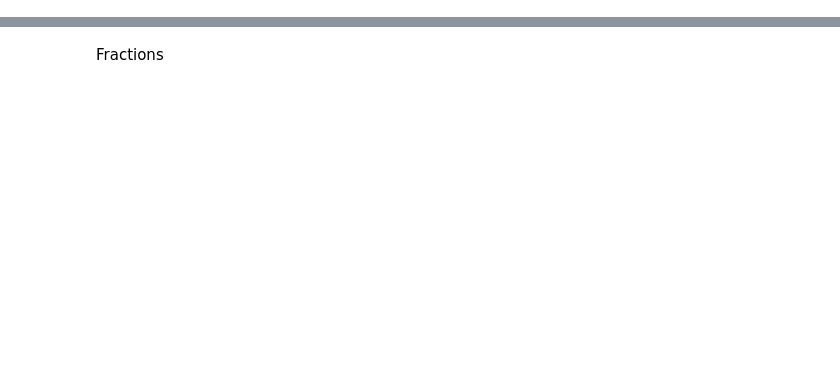
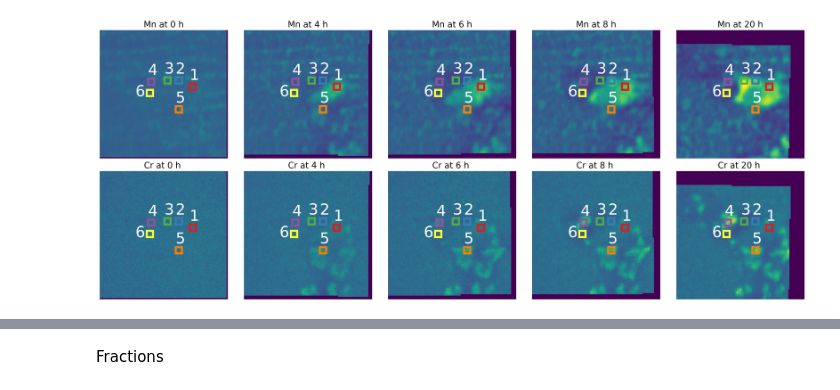
Before and after one commit to isalaz/chalmers_al_am, a Jupyter notebook: notebooks/roi2_temporal_investigations.ipynb, the cells around one changed output, grey strips where cells are left out. Drawn from its saved outputs; the diff is of its cells as text; code cells hidden in the pictures; blank space fills up the shorter version.

Commit message:
Added notebook to produce figures

```diff
--- a/notebooks/roi2_temporal_investigations.ipynb
+++ b/notebooks/roi2_temporal_investigations.ipynb
@@ -50,0 +37,5 @@ for element in images:
+# %%
+images, hours = load_stacks('P06', '08_alloy_C_lamella_A_roco', 'jmesh ROI2')
+
+
+hours = np.arange(0,len(hours))
@@ -88,18 +81,25 @@ rois = {
 
 #'ROI5' : (27, 17),
 # %%
-df = pd.DataFrame(columns=list(images.keys()), index=list(rois.keys()))
+indexes =list(rois.keys())
+indexes.extend([f'{roi}_std' for roi in rois.keys()])
+print(indexes)
+df = pd.DataFrame(columns=list(images.keys()), index=indexes)
 
 
 
 for element in list(df.columns):
 
 
-    for roi in list(df.index):
+    for roi in rois.keys():
         df[element][roi] = []
+        df[element][f'{roi}_std'] = []
         for im in images[element]:
 
             inten = im[rois[roi][0]:rois[roi][0]+box_width, rois[roi][1]:rois[roi][1]+box_width]
 
-            df[element][roi].append(inten.sum())
+
+            df[element][roi].append(np.nanmean(inten))
+            df[element][f'{roi}_std'].append(np.nanstd(inten))
         df[element][roi] = np.array(df[element][roi])
+        df[element][f'{roi}_std'] = np.array(df[element][f'{roi}_std'])
@@ -115,0 +108,50 @@ df
+# %%
+images['total'] = np.zeros(shape=(len(hours),) + images['Mn_Ka'][0].shape )
+for element in list(images.keys())[0:-1]:
+
+
+    for h in range(0,len(hours)):
+
+        images['total'][h] += images[element][h]
+
+hours_choice = np.array([0,4, 6,8,20])
+
+fig = plt.figure(figsize=(20,8) , dpi=250)
+#fig.suptitle('Raw intensities')
+axs = fig.subplots(2,len(hours_choice))
+for idx, h in enumerate(hours_choice):
+    im_to_show = images['Mn_Ka'][h].copy()
+    im_to_show[np.isnan(im_to_show)] = 0
+
+    axs[0][idx].imshow(im_to_show, vmin=0, vmax=2500)
+    axs[0][idx].set_title(f'Mn at {hours[h]} h')
+    axs[0][idx].axis('off')
+    #axs[0][h].imshow(images['Mn_Ka'][h], vmax=240)
+    im_to_show = images['Cr_Ka'][h].copy()
+    im_to_show[np.isnan(im_to_show)] = 0
+    axs[1][idx].imshow(im_to_show,vmin=0, vmax=350, cmap='viridis' )
+    axs[1][idx].axis('off')
+    axs[1][idx].set_title(f'Cr at {hours[h]} h ')
+
+
+
+    for i, roi in enumerate(rois):
+        #im_to_show[rois[roi][0]:rois[roi][0]+box_width, rois[roi][1]:rois[roi][1]+box_width] = 50
+        #axs[1][idx].imshow(im_to_show, vmin=6, vmax=50)
+        row_roi = rois[roi][0]
+        col_roi = rois[roi][1]
+        axs[0][idx].add_patch(Rectangle((col_roi,row_roi), box_width,box_width, fill=False, color=cmap[i], linewidth=4))
+        axs[1][idx].add_patch(Rectangle((col_roi,row_roi), box_width,box_width, fill=False, color=cmap[i], linewidth=4))
+        if roi == 'ROI6':
+            axs[0][idx].text(col_roi-9, row_roi+5, roi.split('ROI')[-1], size=30, color='white')
+            axs[1][idx].text(col_roi-9, row_roi+5, roi.split('ROI')[-1], size=30, color='white')
+        else:
+            axs[0][idx].text(col_roi, row_roi-3, roi.split('ROI')[-1], size=30, color='white')
+            axs[1][idx].text(col_roi, row_roi-3, roi.split('ROI')[-1], size=30, color='white')
+plt.tight_layout()
+folder_save_path= '../in-situ_anneal_AM_AlMnCrZr/out/figures/'
+if not os.path.exists(folder_save_path):
+    os.makedirs(folder_save_path)
+plt.savefig(os.path.join(folder_save_path, 'Mn_Cr_intensity_maps.png'), transparent=False, bbox_inches='tight', )
+# %% [output]
+[figure, added]
```
Also changed, not shown: parts of 21 cells of this notebook, 3 other files.
